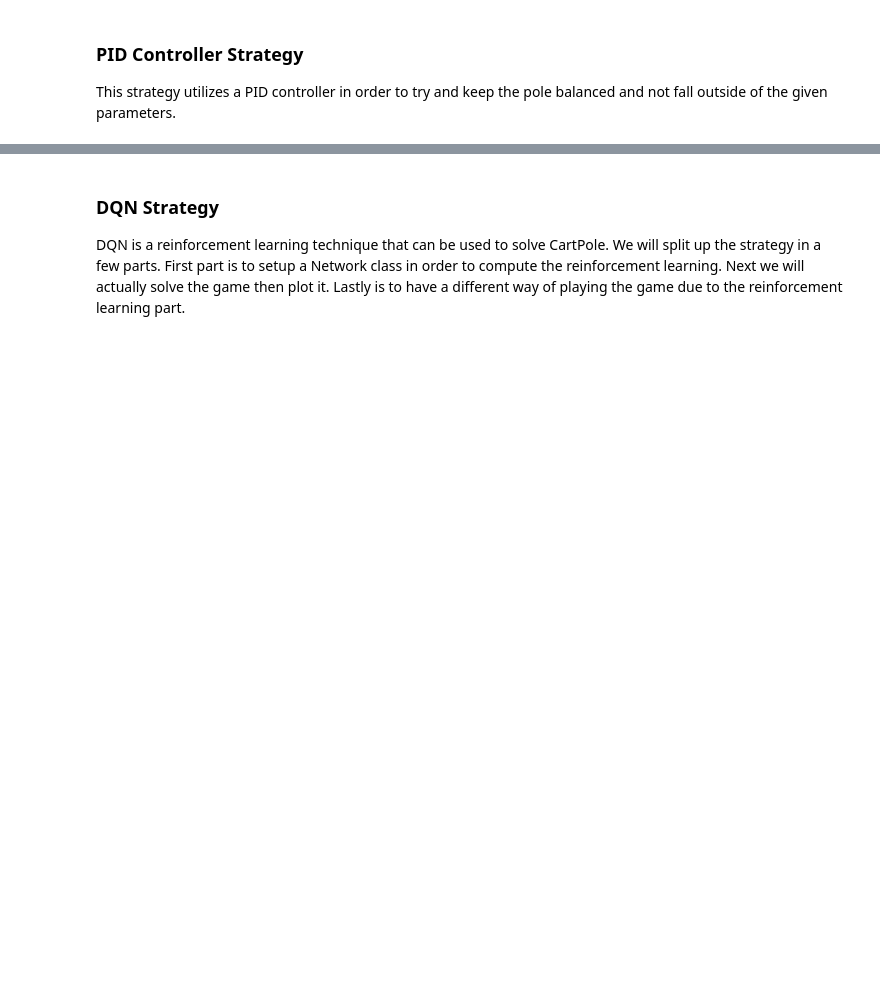
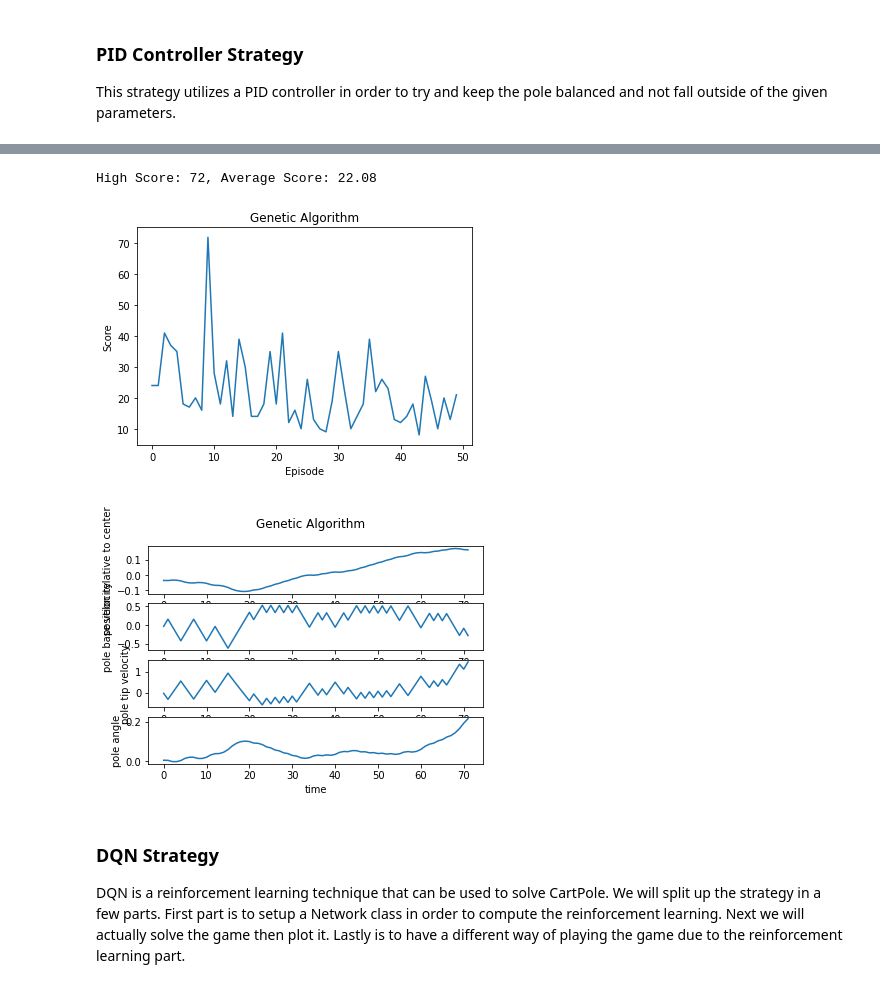
Before and after one commit to brandonyap/engg3130-finalproject, a Jupyter notebook: jupyter_notebook/cartpole_notebook.ipynb, the cells around one changed output, grey strips where cells are left out. Drawn from its saved outputs; the diff is of its cells as text; code cells hidden in the pictures; blank space fills up the shorter version.

```diff
--- a/jupyter_notebook/cartpole_notebook.ipynb
+++ b/jupyter_notebook/cartpole_notebook.ipynb
@@ -204,0 +385,16 @@ High Score: 67, Average Score: 41.69
+# %%
+def train_genetic_algorithm(pop_size=100, mutation_rate=0.001, default_action_length=1000, training_episodes=500):
+    pop = Population(pop_size, mutation_rate, default_action_length)
+    m_max_agent = None
+    m_max_fitness = 0
+
+    for episode in range(training_episodes):
+        max_agent, max_fitness = pop.next_generation()
+        if max_fitness > m_max_fitness:
+            m_max_fitness = max_fitness
+            m_max_agent = max_agent
+        print("max fitness: " + str(m_max_fitness) + " " + str(episode) + "/" + str(training_episodes))
+
+    return m_max_agent, m_max_fitness
+# %%
+max_agent, max_fitness = train_genetic_algorithm(pop_size=250, mutation_rate=0.01, default_action_length=1000, training_episodes=300)
@@ -205,3 +419,16 @@ High Score: 67, Average Score: 41.69
+# %%
+def play_game_genetic_algorithm(strategy, title="", episodes=50, render=False, plot=True):
+    game = Game(episodes, strategy, render)
+    game.play()
+    if plot:
+        game.plot(title)
+    game.close()
+# %%
+play_game_genetic_algorithm(max_agent, "Genetic Algorithm")
+# %% [output]
+High Score: 72, Average Score: 22.08
+[figure, added]
+[figure, added]
 # %% [markdown]
 ### DQN Strategy
 DQN is a reinforcement learning technique that can be used to solve CartPole. We will split up the strategy in a few parts. First part is to setup a Network class in order to compute the reinforcement learning. Next we will actually solve the game then plot it. Lastly is to have a different way of playing the game due to the reinforcement learning part.
```
Also changed, not shown: parts of 17 cells of this notebook, 1 other file.
